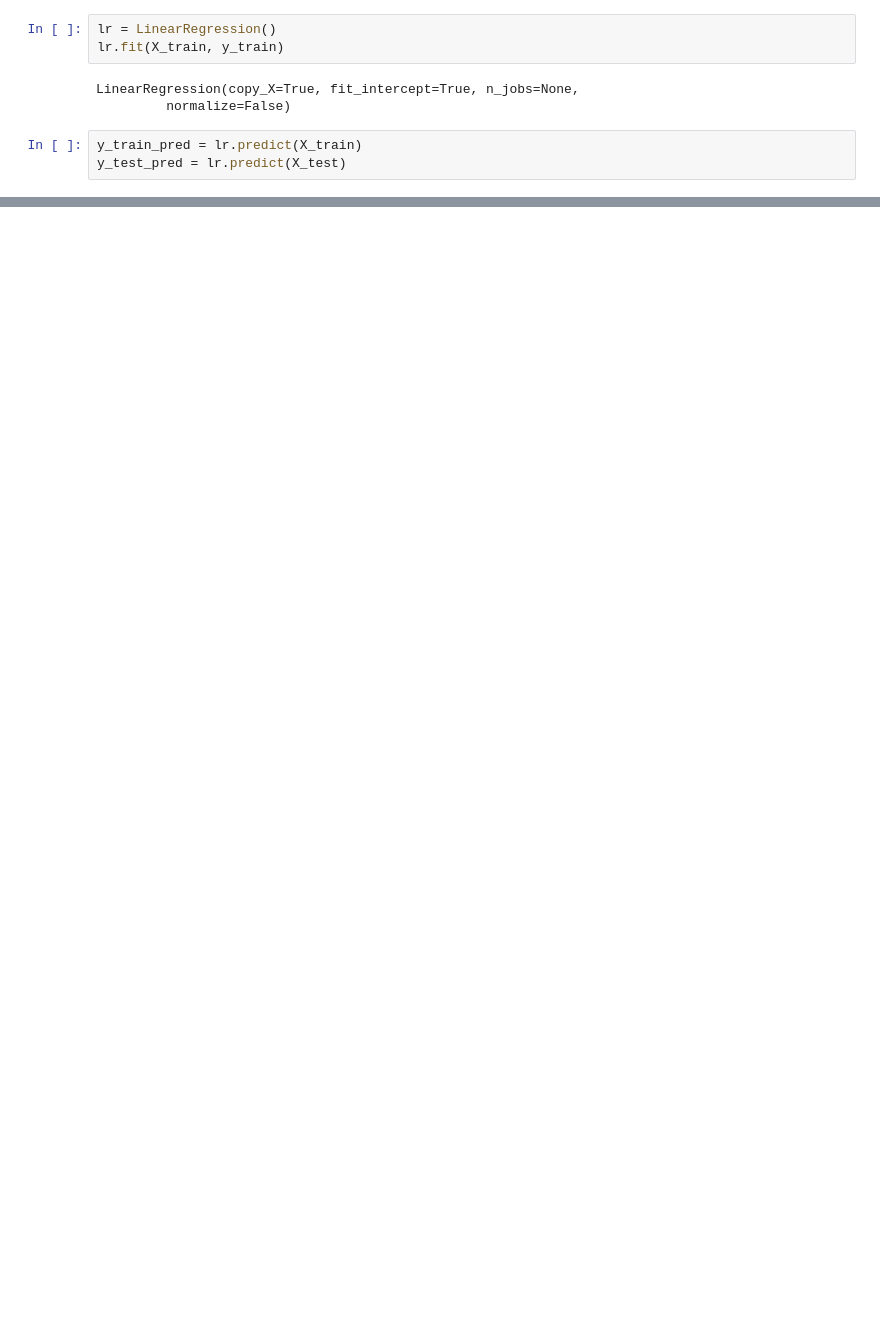
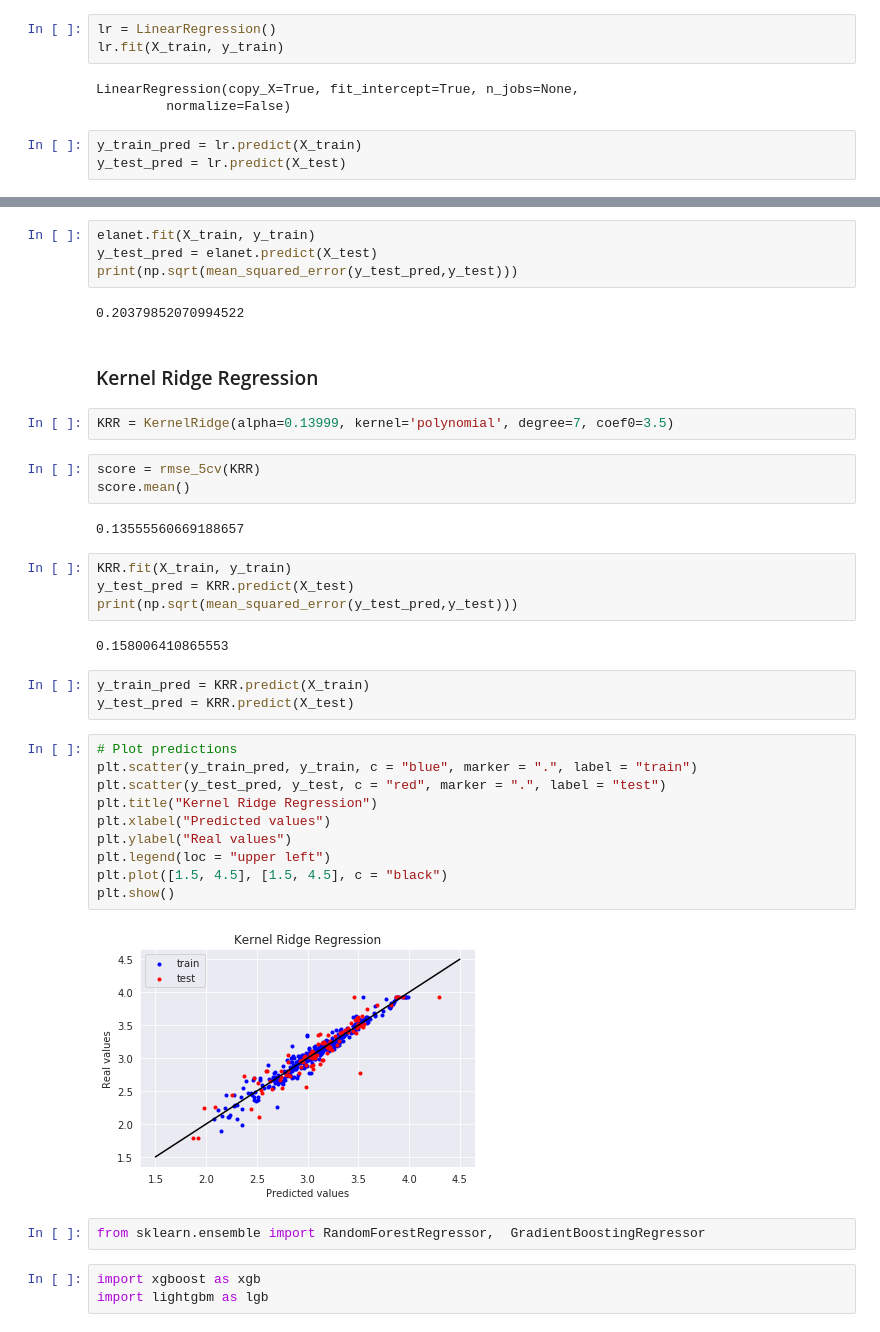
Before and after one commit to jk7g14/House-Price-Prediction, a Jupyter notebook: house-price-prediction-part2.ipynb, the cells around one changed output, grey strips where cells are left out. Cells and saved outputs as stored; diff of their text form; blank space fills up the shorter version.

```diff
--- a/house-price-prediction-part2.ipynb
+++ b/house-price-prediction-part2.ipynb
@@ -145,0 +299,41 @@ plt.show()
+# %%
+elanet.fit(X_train, y_train)
+y_test_pred = elanet.predict(X_test)
+print(np.sqrt(mean_squared_error(y_test_pred,y_test)))
+# %% [output]
+0.20379852070994522
+# %% [markdown]
+### Kernel Ridge Regression
+# %%
+KRR = KernelRidge(alpha=0.13999, kernel='polynomial', degree=7, coef0=3.5)
+# %%
+score = rmse_5cv(KRR)
+score.mean()
+# %% [output]
+0.13555560669188657
+# %%
+KRR.fit(X_train, y_train)
+y_test_pred = KRR.predict(X_test)
+print(np.sqrt(mean_squared_error(y_test_pred,y_test)))
+# %% [output]
+0.158006410865553
+# %%
+y_train_pred = KRR.predict(X_train)
+y_test_pred = KRR.predict(X_test)
+# %%
+# Plot predictions
+plt.scatter(y_train_pred, y_train, c = "blue", marker = ".", label = "train")
+plt.scatter(y_test_pred, y_test, c = "red", marker = ".", label = "test")
+plt.title("Kernel Ridge Regression")
+plt.xlabel("Predicted values")
+plt.ylabel("Real values")
+plt.legend(loc = "upper left")
+plt.plot([1.5, 4.5], [1.5, 4.5], c = "black")
+plt.show()
+# %% [output]
+[figure, added]
+# %%
+from sklearn.ensemble import RandomForestRegressor,  GradientBoostingRegressor
+# %%
+import xgboost as xgb
+import lightgbm as lgb
```
Also changed, not shown: parts of 53 cells of this notebook, 1 other file.
